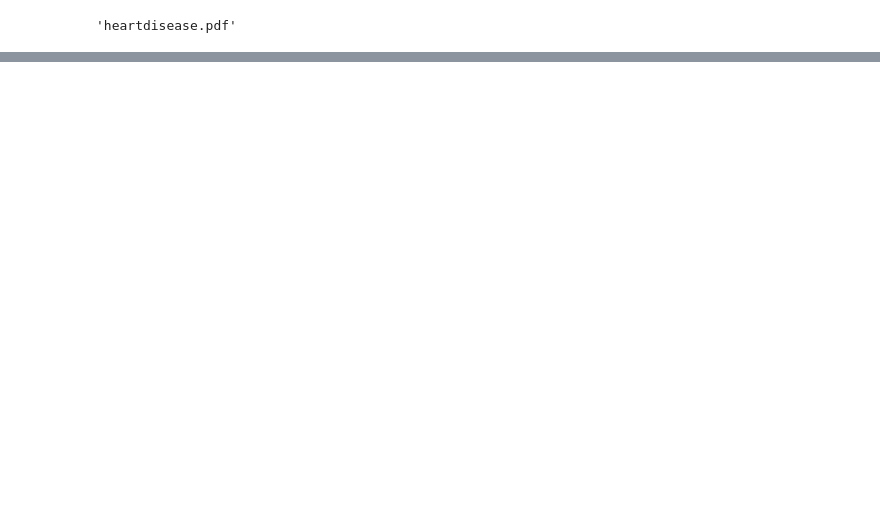
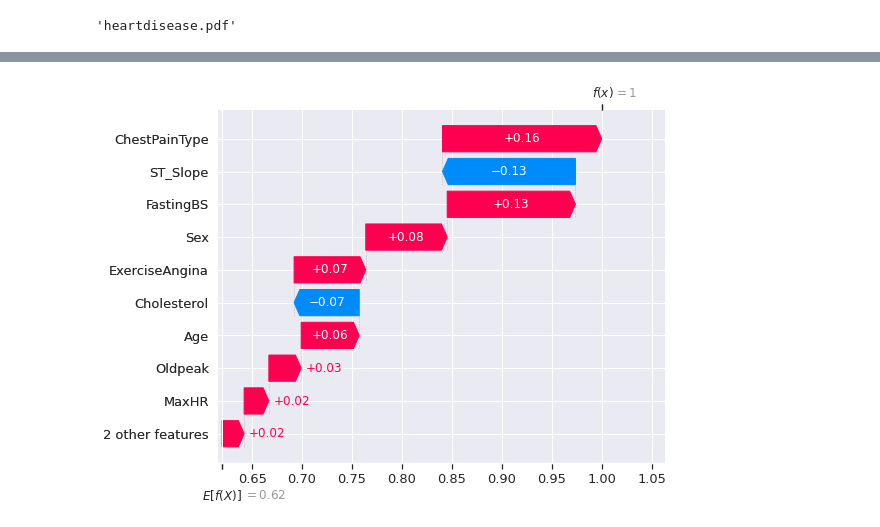
Before and after one commit to omkar-ethz/ml4hc-projects, a Jupyter notebook: project1/part1/main.ipynb, the cells around one changed output, grey strips where cells are left out. Drawn from its saved outputs; the diff is of its cells as text; code cells hidden in the pictures; blank space fills up the shorter version.

```diff
--- a/project1/part1/main.ipynb
+++ b/project1/part1/main.ipynb
@@ -302,13 +348,12 @@ Accuracy: 0.842391
 # %%
 import shap
-# sample 4 +ve and -ve samples
-positive_samples = test_target.loc[lambda x: x==1].sample(4,random_state=1).index
-negative_samples = test_target.loc[lambda x: x==0].sample(4,random_state=1).index
+# sample 4 +ve and -ve samples (that the model has classified correctly)
+positive_samples = test_target.loc[predicted_labels == test_target].loc[lambda x: x==1].sample(4,random_state=1).index
+negative_samples = test_target.loc[predicted_labels == test_target].loc[lambda x: x==0].sample(4,random_state=1).index
 shap.initjs()
 explainer = shap.KernelExplainer(clf.predict, shap.sample(data_frame, random_state=1))
-shap_values = explainer.shap_values(data_frame.loc[positive_samples])
-shap_values
-#shap.plots.force(explainer.expected_value[0], shap_values[0])
+shap_values_pos = explainer.shap_values(test_frame.loc[positive_samples])
+shap_values_neg = explainer.shap_values(test_frame.loc[negative_samples])
 # %% [output]
 [interactive output not drawn]
 X does not have valid feature names, but MLPClassifier was fitted with feature names
@@ -331 +368,13 @@ array([[-0.00869697, -0.11183189, -0.07485967,  0.01836652,  0.0399697 ,
+# %%
+# The shap.plots.waterfall expects an object with the members defined in Shap class below.
+# Seems like their API is broken, hence this workaround
+class Shap:
+    def __init__(self, base_values, feature_names, shap_values):
+        self.base_values = base_values
+        self.feature_names = feature_names
+        self.values = shap_values
+        self.data = None
+shap.plots.waterfall(Shap(explainer.expected_value, data_frame.columns, shap_values_pos[0]))
+# %% [output]
+[figure, added]
 # %%
```
Also changed, not shown: parts of 28 cells of this notebook, 3 other files.
